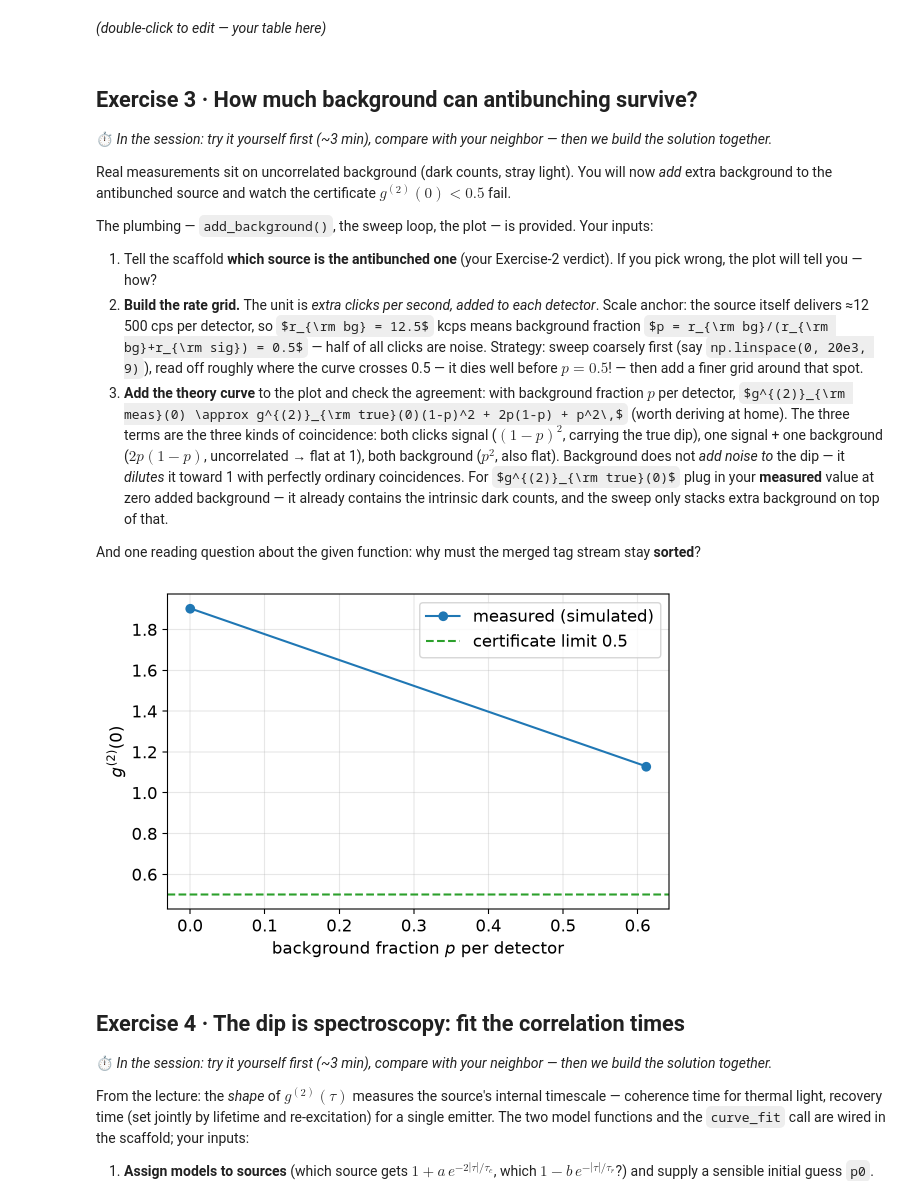
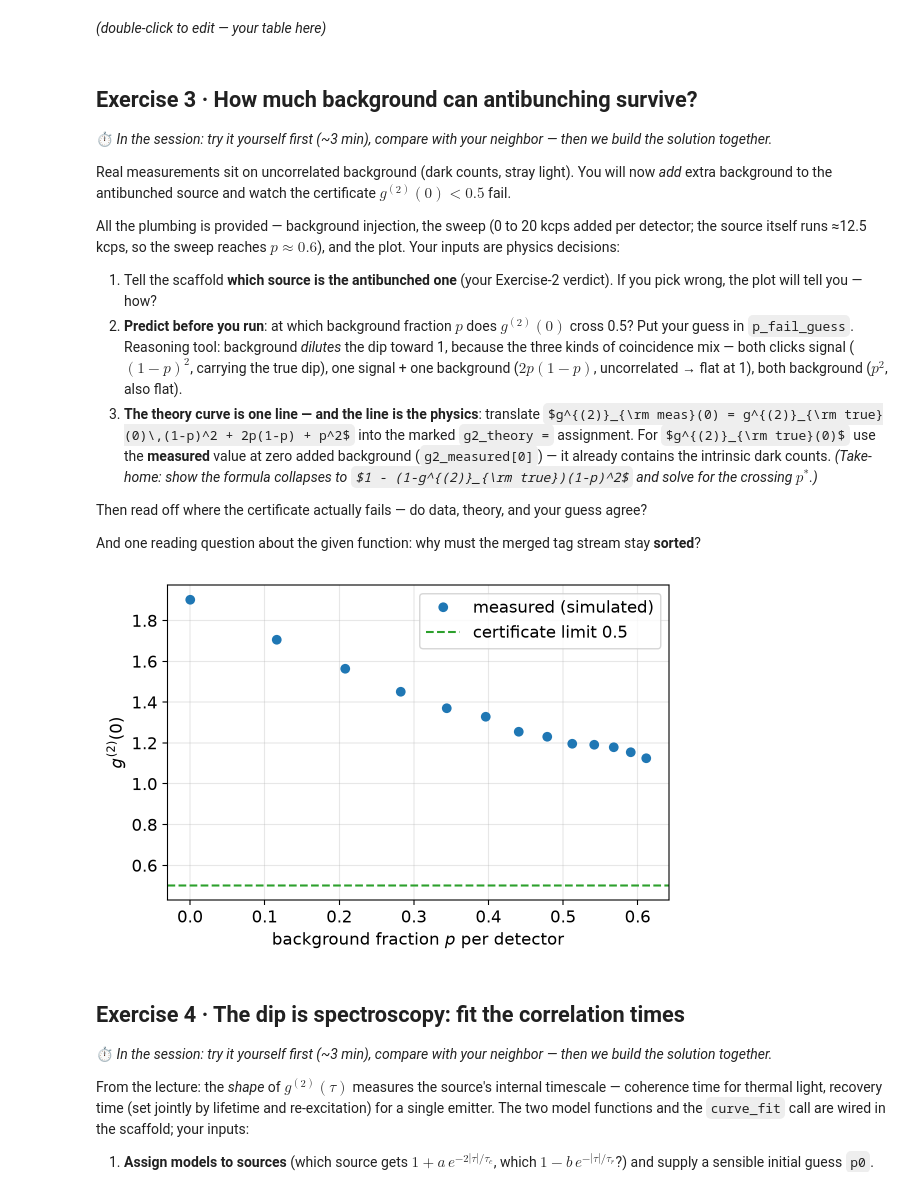
Before and after one commit to CodeJVG/CountingPhotons, a Jupyter notebook: lectures/04_HandsOn_g2_HBT.ipynb, the cells around one changed output. Cells and saved outputs as stored; diff of their text form; code cells hidden in the pictures; some formulas as TeX source.

```diff
--- a/lectures/04_HandsOn_g2_HBT.ipynb
+++ b/lectures/04_HandsOn_g2_HBT.ipynb
@@ -192,55 +194,60 @@ Fill in (markdown cell — double-click):
 
 Real measurements sit on uncorrelated background (dark counts, stray light). You will now *add* extra background to the antibunched source and watch the certificate $g^{(2)}(0) < 0.5$ fail.
 
-The plumbing — `add_background()`, the sweep loop, the plot — is provided. Your inputs:
+All the plumbing is provided — background injection, the sweep (0 to 20 kcps added per detector; the source itself runs ≈12.5 kcps, so the sweep reaches $p \approx 0.6$), and the plot. Your inputs are physics decisions:
 
 1. Tell the scaffold **which source is the antibunched one** (your Exercise-2 verdict). If you pick wrong, the plot will tell you — how?
-2. **Build the rate grid.** The unit is *extra clicks per second, added to each detector*. Scale anchor: the source itself delivers ≈12 500 cps per detector, so $r_{\rm bg} = 12.5$ kcps means background fraction $p = r_{\rm bg}/(r_{\rm bg}+r_{\rm sig}) = 0.5$ — half of all clicks are noise. Strategy: sweep coarsely first (say `np.linspace(0, 20e3, 9)`), read off roughly where the curve crosses 0.5 — it dies well before $p = 0.5$! — then add a finer grid around that spot.
-3. **Add the theory curve** to the plot and check the agreement: with background fraction $p$ per detector, $g^{(2)}_{\rm meas}(0) \approx g^{(2)}_{\rm true}(0)(1-p)^2 + 2p(1-p) + p^2\,$ (worth deriving at home). The three terms are the three kinds of coincidence: both clicks signal ($(1-p)^2$, carrying the true dip), one signal + one background ($2p(1-p)$, uncorrelated → flat at 1), both background ($p^2$, also flat). Background does not *add noise to* the dip — it *dilutes* it toward 1 with perfectly ordinary coincidences. For $g^{(2)}_{\rm true}(0)$ plug in your **measured** value at zero added background — it already contains the intrinsic dark counts, and the sweep only stacks extra background on top of that.
+2. **Predict before you run**: at which background fraction $p$ does $g^{(2)}(0)$ cross 0.5? Put your guess in `p_fail_guess`. Reasoning tool: background *dilutes* the dip toward 1, because the three kinds of coincidence mix — both clicks signal ($(1-p)^2$, carrying the true dip), one signal + one background ($2p(1-p)$, uncorrelated → flat at 1), both background ($p^2$, also flat).
+3. **The theory curve is one line — and the line is the physics**: translate $g^{(2)}_{\rm meas}(0) = g^{(2)}_{\rm true}(0)\,(1-p)^2 + 2p(1-p) + p^2$ into the marked `g2_theory =` assignment. For $g^{(2)}_{\rm true}(0)$ use the **measured** value at zero added background (`g2_measured[0]`) — it already contains the intrinsic dark counts. *(Take-home: show the formula collapses to $1 - (1-g^{(2)}_{\rm true})(1-p)^2$ and solve for the crossing $p^*$.)*
+
+Then read off where the certificate actually fails — do data, theory, and your guess agree?
 
 And one reading question about the given function: why must the merged tag stream stay **sorted**?
 # %%
 # YOUR CODE HERE - Exercise 3
-# Given - plumbing, not physics:
+# Given - plumbing, not physics: background injection, sweep, plot.
 rng = np.random.default_rng(1)
 
 def add_background(t, duration_ns, rate_cps, rng):
     """Merge uncorrelated Poissonian background clicks into a tag stream."""
     n_bg = rng.poisson(rate_cps * duration_ns * 1e-9)
     t_bg = rng.integers(0, int(duration_ns), n_bg)
     return np.sort(np.concatenate([t, t_bg]))
 
-# Your inputs:
-antibunched = "A"                    # <-- your Exercise-2 verdict goes here
-# Background grid [counts/s added to EACH detector].
-# Scale anchor: the source runs ~12 500 cps per detector, so
-#   r_bg = 12.5e3  <=>  background fraction p = 0.5.
-# Strategy: coarse sweep first, e.g. np.linspace(0, 20e3, 9);
-# find where g2(0) crosses 0.5, then refine around that spot,
-# e.g. np.concatenate([coarse, np.linspace(lo, hi, 11)]).
-bg_rates = np.array([0.0, 20e3])     # <-- replace with your grid
+bg_rates = np.linspace(0, 20e3, 13)   # [cps per detector]; source: ~12.5 kcps
+
+# Your physics inputs:
+antibunched = "A"        # <-- 1. your Exercise-2 verdict
+p_fail_guess = None      # <-- 2. PREDICT: p where g2(0) crosses 0.5
 
 d = sources[antibunched]
 signal_rate = d["t1"].size / (d["duration_ns"] * 1e-9)   # cps per detector
 
 fractions, g2_measured = [], []
 for r_bg in bg_rates:
     t1b = add_background(d["t1"], d["duration_ns"], r_bg, rng)
     t2b = add_background(d["t2"], d["duration_ns"], r_bg, rng)
     tau, g2 = g2_from_timetags(t1b, t2b, d["duration_ns"])
     fractions.append(r_bg / (r_bg + signal_rate))
     g2_measured.append(g2[np.abs(tau) < 300].mean())
+fractions = np.array(fractions)
 
-plt.plot(fractions, g2_measured, "o-", label="measured (simulated)")
+# 3. The theory line IS the physics - translate the formula from the text
+#    (g2_true = the p = 0 point of this very sweep):
+g2_true = g2_measured[0]
+g2_theory = None         # <-- e.g.  g2_true * (1 - fractions)**2 + ...
+
+plt.plot(fractions, g2_measured, "o", label="measured (simulated)")
+if g2_theory is not None:
+    plt.plot(fractions, g2_theory, "-", label="background model")
+if p_fail_guess is not None:
+    plt.axvline(p_fail_guess, color="gray", ls=":", label="your prediction")
 plt.axhline(0.5, color="tab:green", ls="--", label="certificate limit 0.5")
 plt.xlabel("background fraction $p$ per detector")
 plt.ylabel(r"$g^{(2)}(0)$")
 plt.legend(); plt.tight_layout(); plt.show()
-
-# Step 3: add the theory curve from the exercise text to this plot.
-# Where does the certificate fail?
 # %% [output]
-[figure, old version]
+[figure, new version]
 # %% [markdown]
 ## Exercise 4 · The dip is spectroscopy: fit the correlation times
 
```
Also changed, not shown: parts of 5 cells of this notebook.
